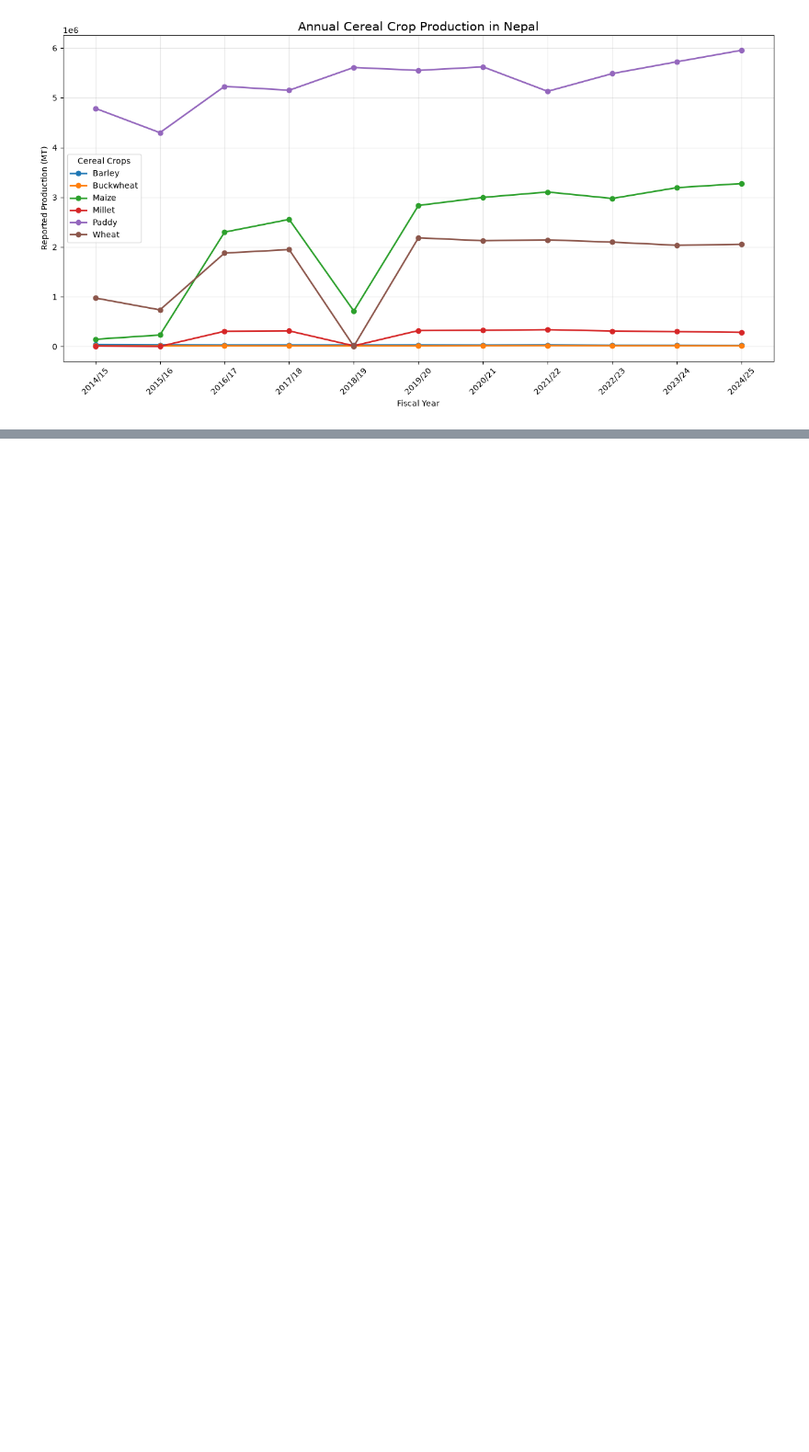
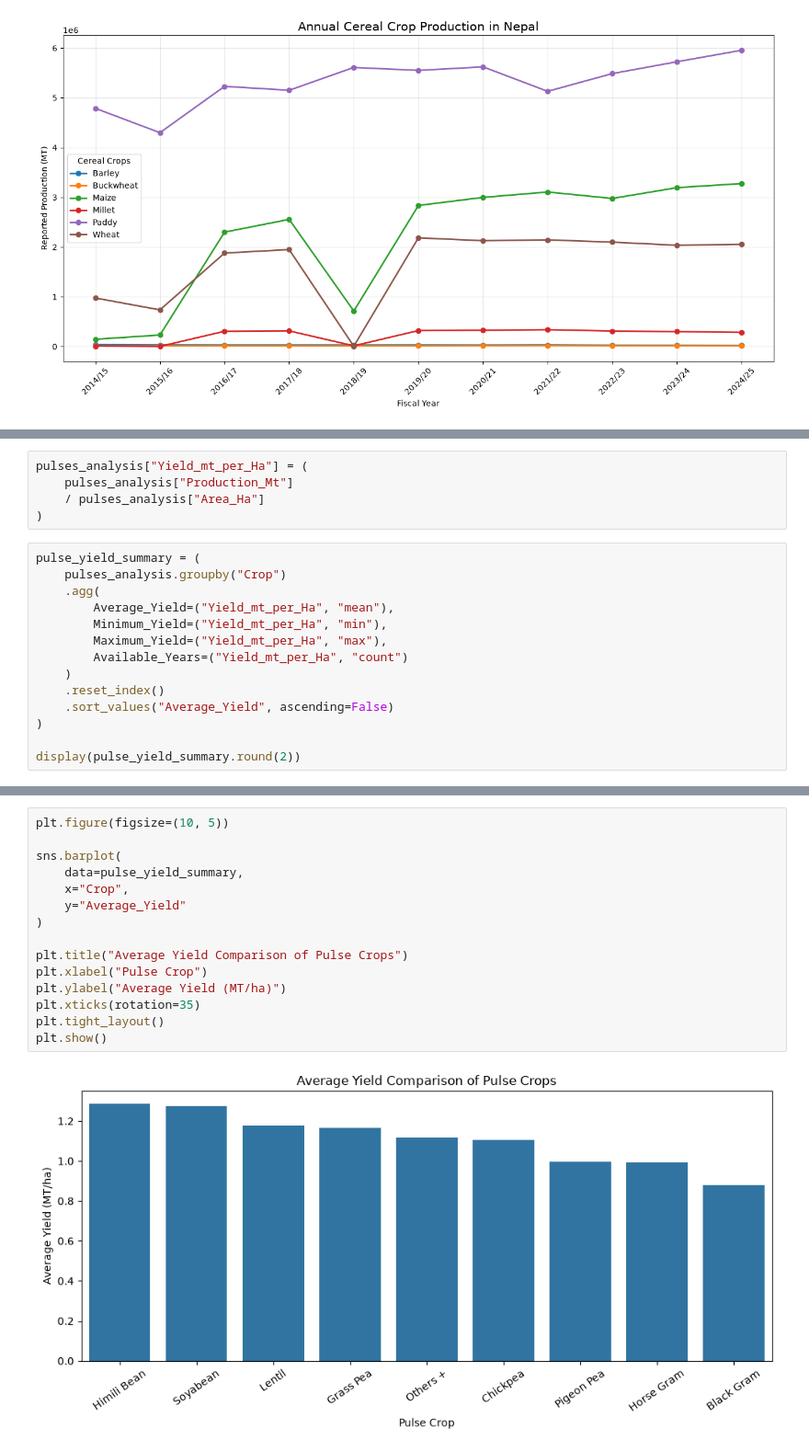
Before and after one commit to Srijan0113/Nepal_Agriculture_Analysis, a Jupyter notebook: Python/01_Agriculture_Data_Analysis.ipynb, the cells around one changed output, grey strips where cells are left out. Shown at 92% size. Cells and saved outputs as stored; diff of their text form; blank space fills up the shorter version.

```diff
--- a/Python/01_Agriculture_Data_Analysis.ipynb
+++ b/Python/01_Agriculture_Data_Analysis.ipynb
@@ -410,0 +725,19 @@ plt.show()
+# %%
+pulses_analysis["Yield_mt_per_Ha"] = (
+    pulses_analysis["Production_Mt"]
+    / pulses_analysis["Area_Ha"]
+)
+# %%
+pulse_yield_summary = (
+    pulses_analysis.groupby("Crop")
+    .agg(
+        Average_Yield=("Yield_mt_per_Ha", "mean"),
+        Minimum_Yield=("Yield_mt_per_Ha", "min"),
+        Maximum_Yield=("Yield_mt_per_Ha", "max"),
+        Available_Years=("Yield_mt_per_Ha", "count")
+    )
+    .reset_index()
+    .sort_values("Average_Yield", ascending=False)
+)
+
+display(pulse_yield_summary.round(2))
@@ -410,0 +755,17 @@ plt.show()
+# %%
+plt.figure(figsize=(10, 5))
+
+sns.barplot(
+    data=pulse_yield_summary,
+    x="Crop",
+    y="Average_Yield"
+)
+
+plt.title("Average Yield Comparison of Pulse Crops")
+plt.xlabel("Pulse Crop")
+plt.ylabel("Average Yield (MT/ha)")
+plt.xticks(rotation=35)
+plt.tight_layout()
+plt.show()
+# %% [output]
+[figure, added]
```
Also changed, not shown: parts of 28 cells of this notebook.
